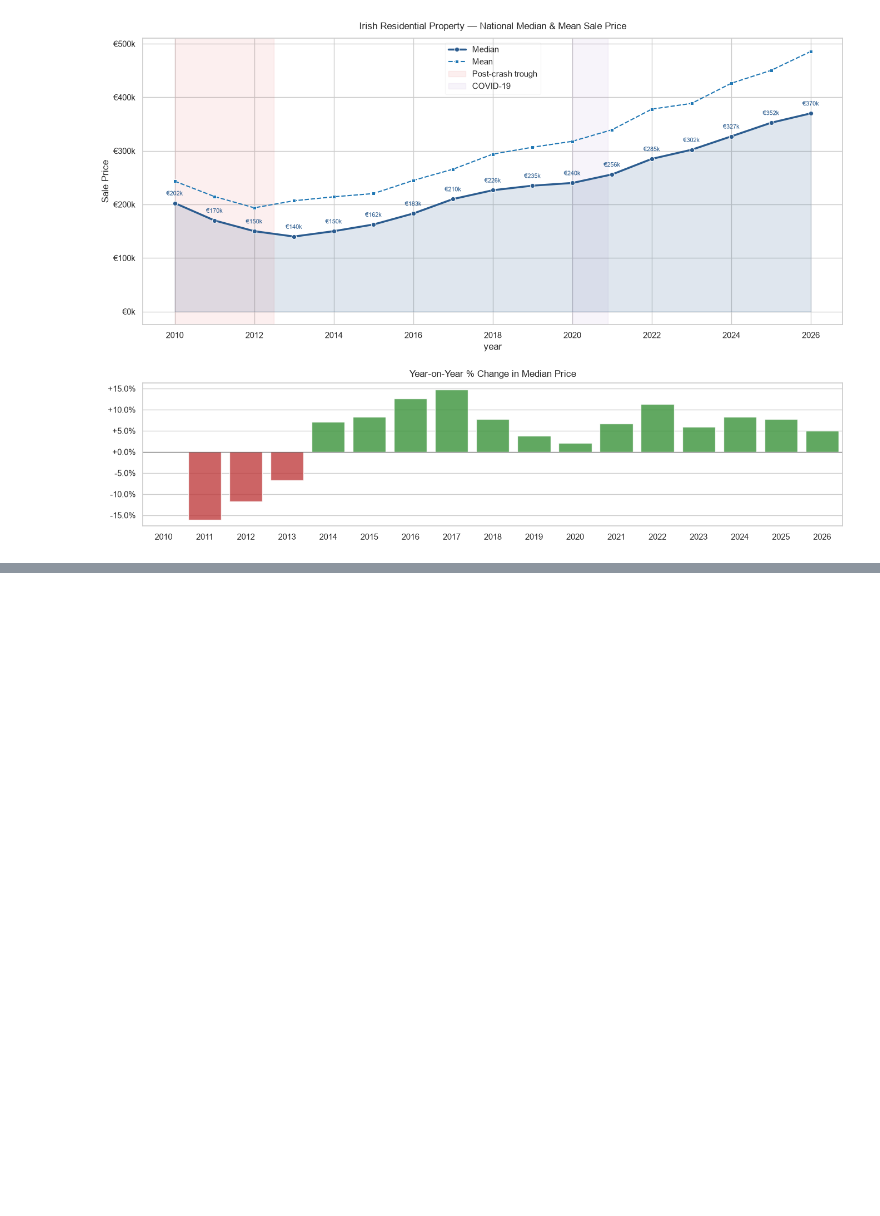
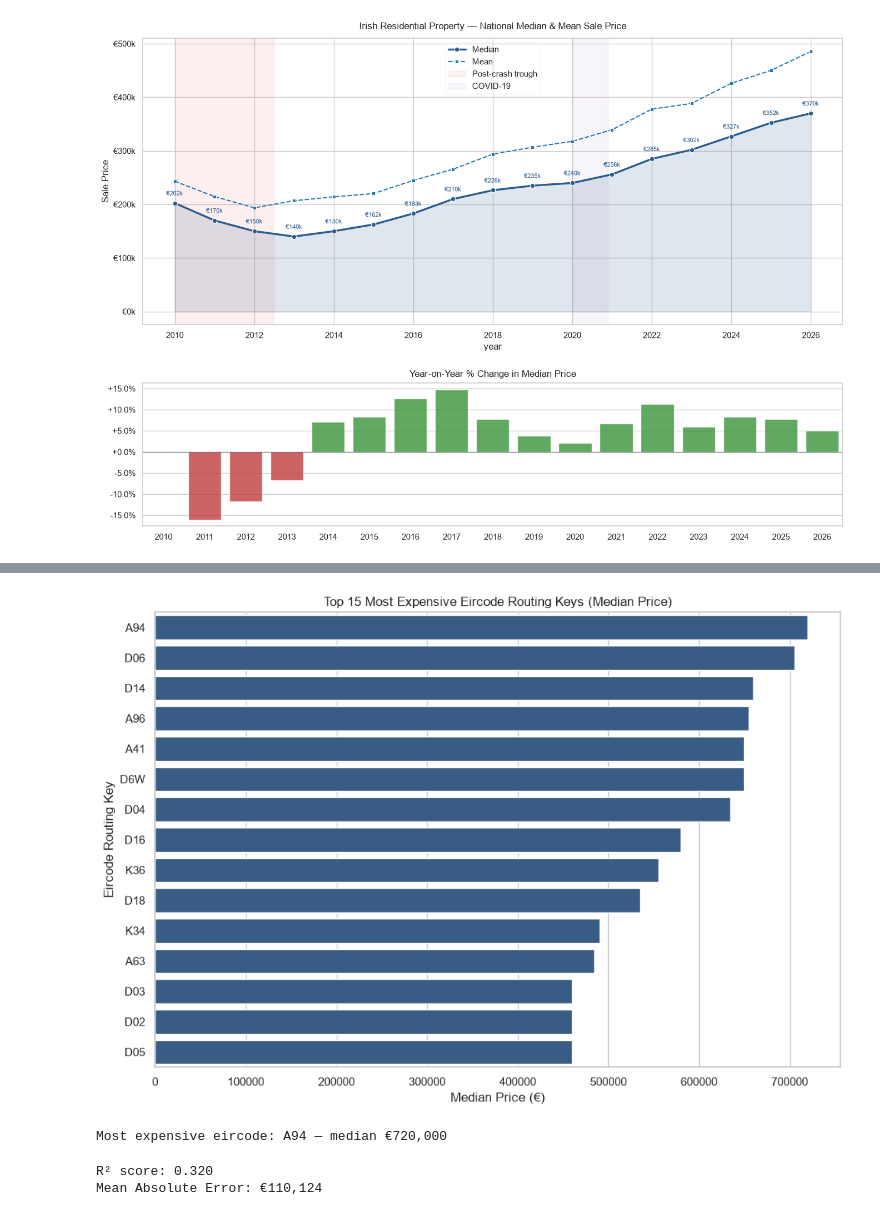
Before and after one commit to lentenamen/House-Prices-in-Ireland, a Jupyter notebook: notebooks/main.ipynb, the cells around one changed output, grey strips where cells are left out. Saved outputs shown, nothing was run; the diff lists cells and outputs as text; code cells hidden in the pictures; blank space fills up the shorter version.

```diff
--- a/notebooks/main.ipynb
+++ b/notebooks/main.ipynb
@@ -217,0 +285,52 @@ Name: is_dublin, dtype: bool
+# %%
+df["eircode_routing_key"] = df["eircode"].str.strip().str[:3]
+
+eircode_stats = (
+    df[df["eircode_routing_key"].notna() & (df["eircode_routing_key"] != "")]
+    .groupby("eircode_routing_key")
+    .agg(median_price=("price", "median"), sales_count=("price", "count"))
+    .query("sales_count >= 30")  # drop routing keys with too few sales to be meaningful
+    .sort_values("median_price", ascending=False)
+)
+
+top15 = eircode_stats.head(15)
+
+plt.figure(figsize=(10, 7))
+sns.barplot(x=top15["median_price"], y=top15.index, color=ACCENT)
+plt.title("Top 15 Most Expensive Eircode Routing Keys (Median Price)")
+plt.xlabel("Median Price (€)")
+plt.ylabel("Eircode Routing Key")
+plt.tight_layout()
+plt.savefig("../outputs/images/Most Expensive Eircodes.png")
+plt.show()
+
+print(f"Most expensive eircode: {eircode_stats.index[0]} — median €{eircode_stats['median_price'].iloc[0]:,.0f}")
+# %% [output]
+[figure, added]
+Most expensive eircode: A94 — median €720,000
+# %%
+from sklearn.model_selection import train_test_split
+from sklearn.linear_model import LinearRegression
+from sklearn.metrics import mean_absolute_error, r2_score
+
+model_df = df.dropna(subset=["price", "county", "year", "property_type"]).copy()
+
+# Cap extreme outliers so they don't dominate the regression
+lower, upper = model_df["price"].quantile([0.01, 0.99])
+model_df = model_df[(model_df["price"] >= lower) & (model_df["price"] <= upper)]
+
+# One-hot encode categorical columns directly
+X = pd.get_dummies(model_df[["county", "year", "property_type"]], columns=["county", "property_type"])
+y = model_df["price"]
+
+X_train, X_test, y_train, y_test = train_test_split(X, y, test_size=0.2, random_state=42)
+
+model = LinearRegression()
+model.fit(X_train, y_train)
+y_pred = model.predict(X_test)
+
+print(f"R² score: {r2_score(y_test, y_pred):.3f}")
+print(f"Mean Absolute Error: €{mean_absolute_error(y_test, y_pred):,.0f}")
+# %% [output]
+R² score: 0.320
+Mean Absolute Error: €110,124
```
Also changed, not shown: parts of 2 cells of this notebook, 3 other files.
